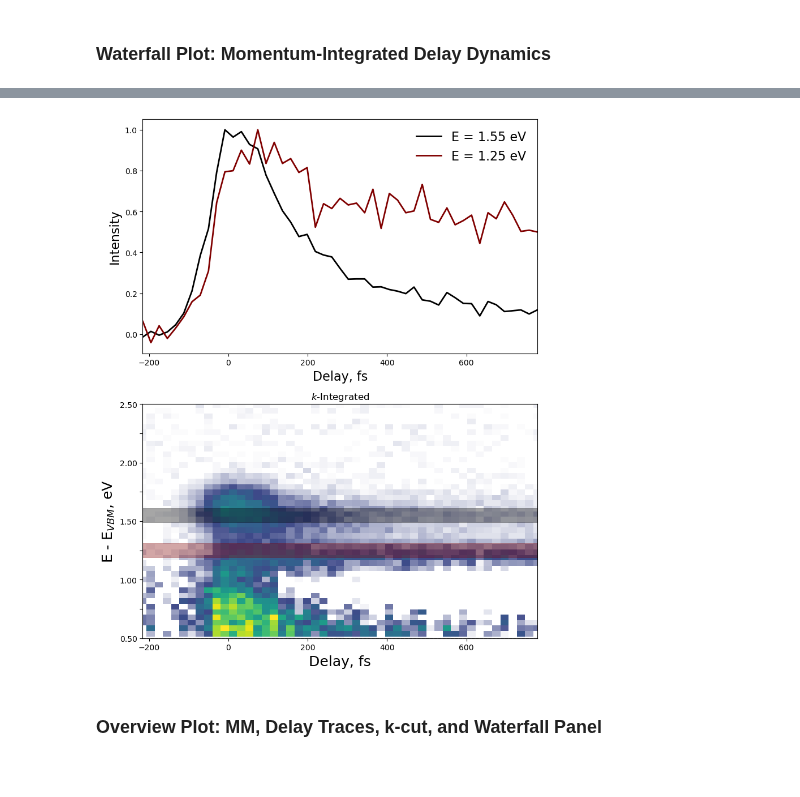
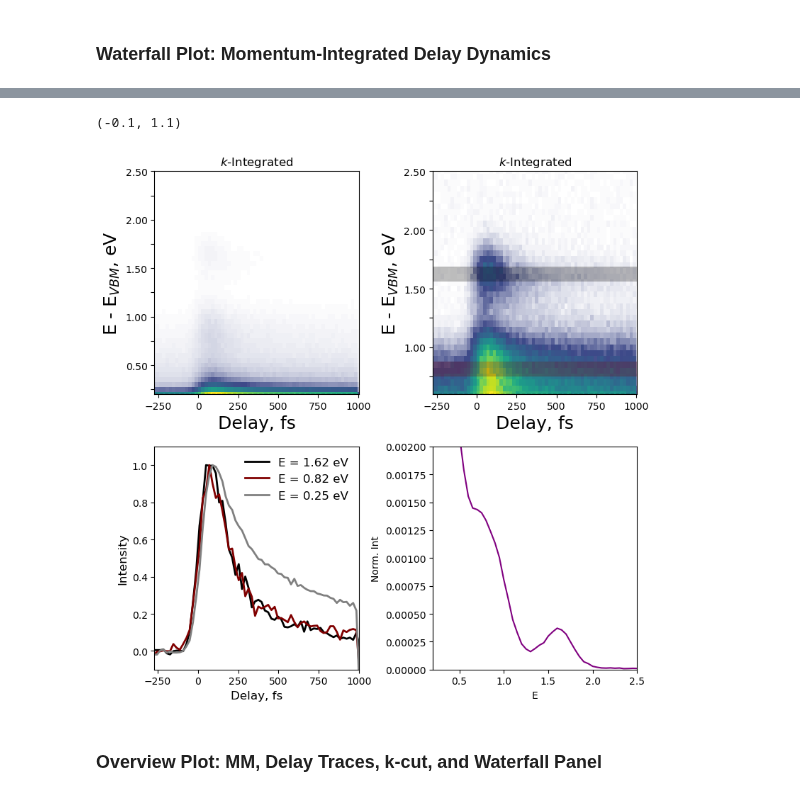
Before and after one commit to lawsonlloyd/mpes-analysis, a Jupyter notebook: mpes_Plot_Analysis.ipynb, the cells around one changed output, grey strips where cells are left out. Cells and saved outputs as stored; diff of their text form; code cells hidden in the pictures.

```diff
--- a/mpes_Plot_Analysis.ipynb
+++ b/mpes_Plot_Analysis.ipynb
@@ -59,10 +73,7 @@ filename, offsets = 'Scan162_RT_120x120x115x51_rebinned_newECAL.h5', [0, 0]
 # %%
-# Load the Data
-data_loader = DataLoader(data_path + '//' + filename, offsets = offsets)
-I = data_loader.load()
-
 # Truncate and Normalize Data, if desired.
-#I = I.loc[{"delay":slice(-250,780)}]
+#I = I.loc[{"delay":slice(-250,850)}]
+I = I[:, :, :,1:-1]
 I = I/np.max(I)
 
 # Normalize Each Time Step to the Total Volume Counts, if desired
@@ -256,13 +268,13 @@ KeyError: 'delay'
 # %%
 # Plot waterfall
 fig, ax = plt.subplots()
-fig.set_size_inches(8, 6, forward=False)
+fig.set_size_inches(6, 4, forward=False)
 
 E, E_int = [1.25, 1.6], .12 # Energies for Plotting Time Traces ; 1st Energy for MM
 (kx, ky), (kx_int, ky_int) = (0, 0), (4, 4) # Central (kx, ky) point and k-integration
 
 mpes.plot_waterfall(
-    I_diff, kx, kx_int, ky, ky_int,
+    I, kx, kx_int, ky, ky_int,
     fig = fig, ax = ax,
     cmap=cmap_LTL, scale=[0,1], energy_limits=[0.6,3], subtract_neg = True, neg_delays = [-300, -180]
 )
@@ -273,7 +285,7 @@ for i in np.arange(len(E)):
 
     rect3 = (Rectangle((-500, E[i]-E_int/2), 2000, E_int , linewidth=.5,\
                          edgecolor=colors[i], facecolor=colors[i], alpha = 0.25))
-    ax.add_patch(rect3) #Add rectangle to plot
+    #ax.add_patch(rect3) #Add rectangle to plot
 
 #ax.axhline(E[0])
 #ax.axhline(E[1])
@@ -318,39 +294,55 @@ for i in np.arange(len(E)):
 # %%
 # Plot waterfall
-fig, ax = plt.subplots(2,1)
-fig.set_size_inches(8, 10, forward=False)
+fig, ax = plt.subplots(2, 2)
+fig.set_size_inches(8, 8, forward=False)
 ax = ax.flatten()
 
 # Plot time traces
-E, E_int = [1.55, 1.25], .120 # Energies for Plotting Time Traces ; 1st Energy for MM
+E, E_int = [1.625, 0.82, 0.25], .120 # Energies for Plotting Time Traces ; 1st Energy for MM
 (kx, ky), (kx_int, ky_int) = (0, 0), (4, 4) # Central (kx, ky) point and k-integration
 norm_trace = True
 subtract_neg = True
-neg_delays = [-250, -150]
+neg_delays = [-250, -180]
+colors = ['black', 'maroon', 'grey']
 
 mpes.plot_time_traces(
     I, E, E_int, (kx, ky), (kx_int, ky_int),
     norm_trace, subtract_neg, neg_delays,
-    fig = fig, ax = ax[0],
-    colors = ['black', 'maroon'],
-    fontsize=16
+    fig = fig, ax = ax[2],
+    colors = colors,
+    fontsize=12
 )
 
 mpes.plot_waterfall(
-    I_diff, kx, kx_int, ky, ky_int,
-    fig = fig, ax = ax[1],
-    cmap=cmap_LTL, scale=[0,1], energy_limits=[0.5,2.5]
+    I, kx, kx_int, ky, ky_int,
+    fig = fig, ax = ax[0],
+    cmap=cmap_LTL, scale=[0,1], energy_limits=[0.2,2.5]
 )
 
-colors = ['black', 'maroon']
+mpes.plot_waterfall(
+    I, kx, kx_int, ky, ky_int,
+    fig = fig, ax = ax[1],
+    cmap=cmap_LTL, scale=[0,1], energy_limits=[0.6,2.5]
+)
+
+edc = mpes.get_edc(I_res, kx, ky, (kx_int, ky_int), delay = 100, delay_int = 200)
+edc = edc/np.max(edc)
+edc.plot(ax=ax[3], color = 'purple')
+ax[3].set_xlim(0.2, 2.5)
+ax[3].set_ylim(0, 0.002)
+ax[3].set_ylabel('Norm. Int')
 
 for i in np.arange(len(E)):
 
     rect3 = (Rectangle((-500, E[i]-E_int/2), 2000, E_int , linewidth=.5,\
-                         edgecolor=colors[i], facecolor=colors[i], alpha = 0.35))
+                         edgecolor=colors[i], facecolor=colors[i], alpha = 0.25))
     ax[1].add_patch(rect3) #Add rectangle to plot
+
+ax[2].set_xlim(-270, 1000)
+ax[2].set_ylim(-0.1, 1.1)
 # %% [output]
+(-0.1, 1.1)
-[figure, old version]
+[figure, new version]
 # %% [markdown]
 ### Overview Plot: MM, Delay Traces, k-cut, and Waterfall Panel
 # %%
```
Also changed, not shown: parts of 15 cells of this notebook, 1 other file.
